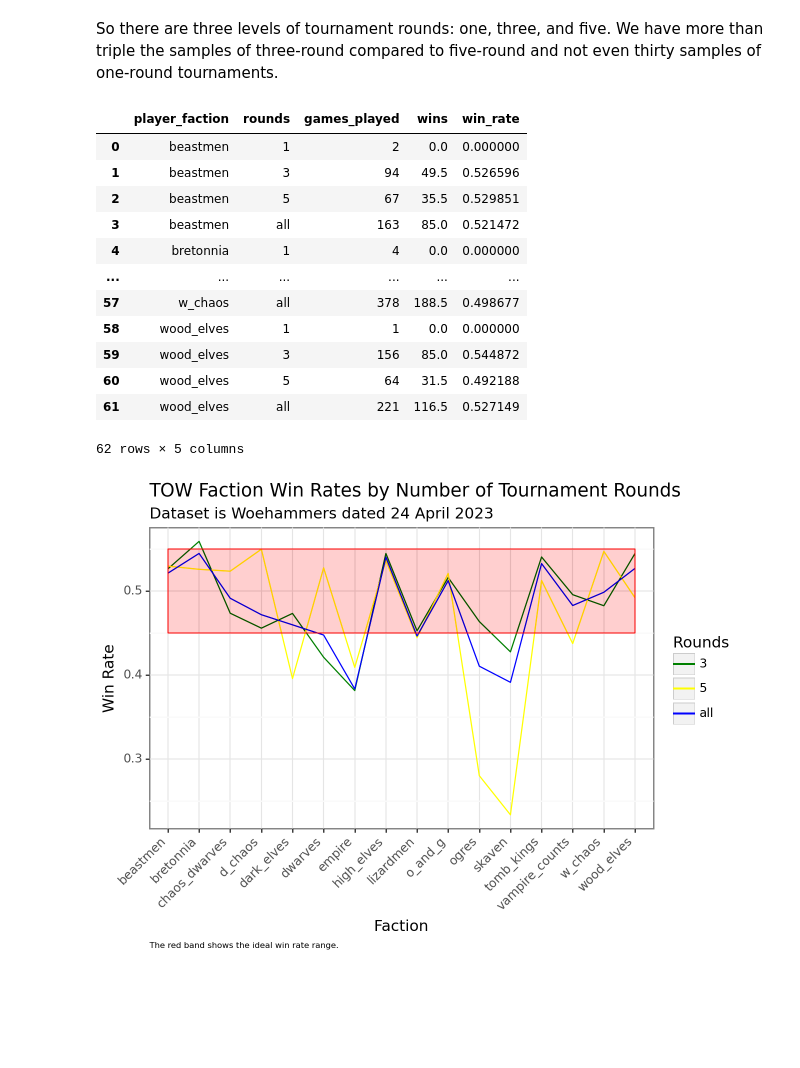
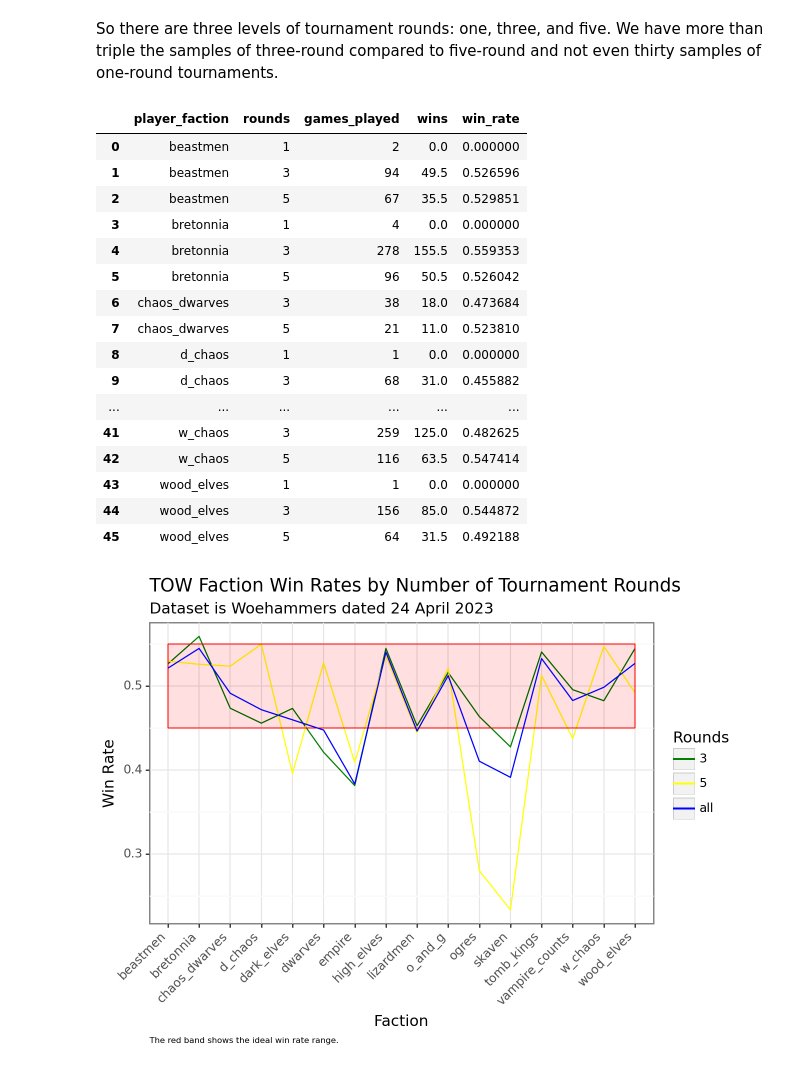
Before and after one commit to jacoblundeen/tow_analysis, a Jupyter notebook: tow_analysis.ipynb, the cells around one changed output. Cells and saved outputs as stored; diff of their text form; code cells hidden in the pictures; blank space fills up the shorter version.

```diff
--- a/tow_analysis.ipynb
+++ b/tow_analysis.ipynb
@@ -267,26 +265,30 @@ So there are three levels of tournament rounds: one, three, and five. We have mo
 # %%
 tow_rounds_wr = player_db.groupby(['player_faction', 'rounds'])['opponent_faction'].count().reset_index()
 tow_rounds_wins = player_db.query("result != 0.0").groupby(['player_faction', 'rounds'])['result'].sum().reset_index()
 tow_rounds_wr = tow_rounds_wr.merge(tow_rounds_wins, left_on=['player_faction', 'rounds'], right_on=['player_faction', 'rounds'], how='left')
 tow_rounds_wr.rename(columns={'opponent_faction':'games_played', 'result':'wins'}, inplace=True)
 tow_rounds_wr['win_rate'] = tow_rounds_wr['wins'] / tow_rounds_wr['games_played']
-tow_rounds_wr = (pd.concat([tow_rounds_wr, tow_faction_wr.rename(columns={'points':'rounds'})], ignore_index=True).sort_values(by=['player_faction', 'rounds']).
-                 dropna().reset_index(drop=True))
-tow_rounds_wr['rounds'] = tow_rounds_wr['rounds'].astype(str)
+# tow_rounds_wr = (pd.concat([tow_rounds_wr, tow_faction_wr.rename(columns={'points':'rounds'})], ignore_index=True).sort_values(by=['player_faction', 'rounds']).
+#                  dropna().reset_index(drop=True))
+# tow_rounds_wr['rounds'] = tow_rounds_wr['rounds'].astype(str)
 tow_rounds_wr
 # %% [output]
 |  | player_faction | rounds | games_played | wins | win_rate |
 | 0 | beastmen | 1 | 2 | 0.0 | 0.000000 |
 | 1 | beastmen | 3 | 94 | 49.5 | 0.526596 |
 | 2 | beastmen | 5 | 67 | 35.5 | 0.529851 |
-| 3 | beastmen | all | 163 | 85.0 | 0.521472 |
-| 4 | bretonnia | 1 | 4 | 0.0 | 0.000000 |
+| 3 | bretonnia | 1 | 4 | 0.0 | 0.000000 |
+| 4 | bretonnia | 3 | 278 | 155.5 | 0.559353 |
+| 5 | bretonnia | 5 | 96 | 50.5 | 0.526042 |
+| 6 | chaos_dwarves | 3 | 38 | 18.0 | 0.473684 |
+| 7 | chaos_dwarves | 5 | 21 | 11.0 | 0.523810 |
+| 8 | d_chaos | 1 | 1 | 0.0 | 0.000000 |
+| 9 | d_chaos | 3 | 68 | 31.0 | 0.455882 |
 | ... | ... | ... | ... | ... | ... |
-| 57 | w_chaos | all | 378 | 188.5 | 0.498677 |
-| 58 | wood_elves | 1 | 1 | 0.0 | 0.000000 |
-| 59 | wood_elves | 3 | 156 | 85.0 | 0.544872 |
-| 60 | wood_elves | 5 | 64 | 31.5 | 0.492188 |
-| 61 | wood_elves | all | 221 | 116.5 | 0.527149 |
+| 41 | w_chaos | 3 | 259 | 125.0 | 0.482625 |
+| 42 | w_chaos | 5 | 116 | 63.5 | 0.547414 |
+| 43 | wood_elves | 1 | 1 | 0.0 | 0.000000 |
+| 44 | wood_elves | 3 | 156 | 85.0 | 0.544872 |
+| 45 | wood_elves | 5 | 64 | 31.5 | 0.492188 |
-62 rows × 5 columns
 # %%
 (
```
Also changed, not shown: parts of 15 cells of this notebook.
